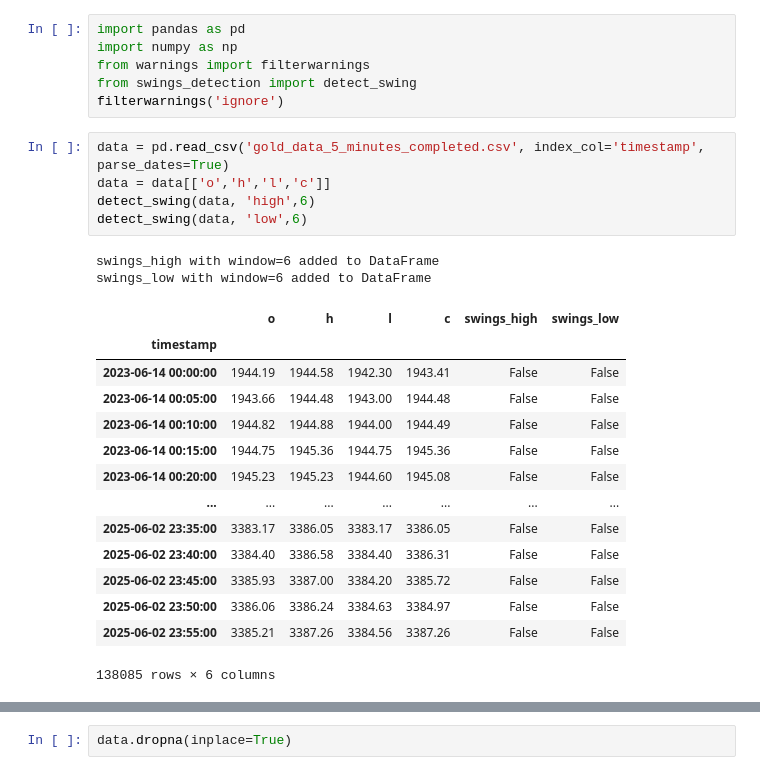
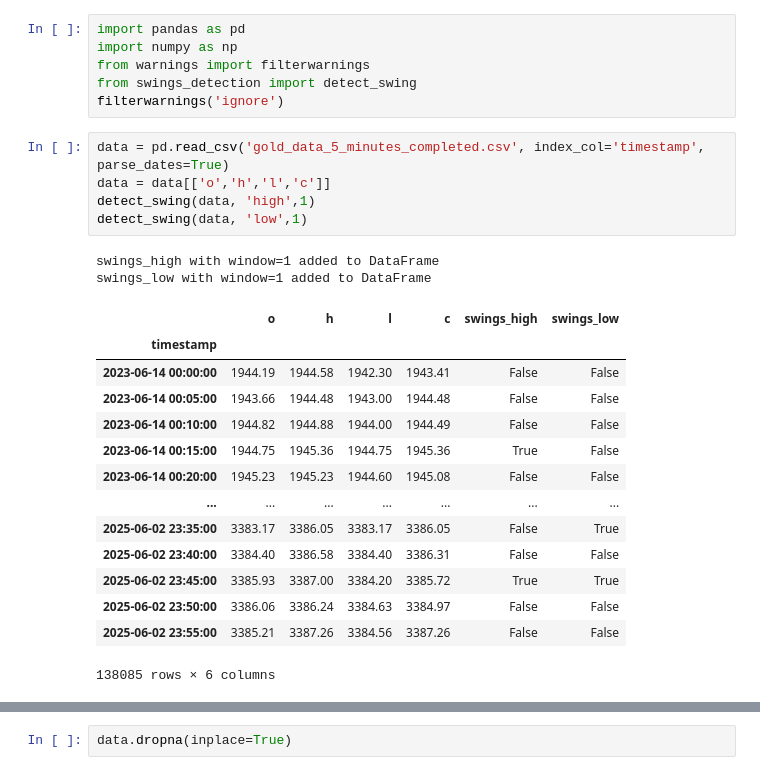
Before and after one commit to sameepkulkarni/Python-Projects, a Jupyter notebook: 5min_initial_basic_backtest.ipynb, the cells around one changed output, grey strips where cells are left out. Drawn from its saved outputs; the diff is of its cells as text.

```diff
--- a/5min_initial_basic_backtest.ipynb
+++ b/5min_initial_basic_backtest.ipynb
@@ -7,22 +7,22 @@ filterwarnings('ignore')
 # %%
 data = pd.read_csv('gold_data_5_minutes_completed.csv', index_col='timestamp', parse_dates=True)
 data = data[['o','h','l','c']]
-detect_swing(data, 'high',6)
-detect_swing(data, 'low',6)
+detect_swing(data, 'high',1)
+detect_swing(data, 'low',1)
 # %% [output]
-swings_high with window=6 added to DataFrame
-swings_low with window=6 added to DataFrame
+swings_high with window=1 added to DataFrame
+swings_low with window=1 added to DataFrame
 |  | o | h | l | c | swings_high | swings_low |
 | timestamp |  |  |  |  |  |  |
 | 2023-06-14 00:00:00 | 1944.19 | 1944.58 | 1942.30 | 1943.41 | False | False |
 | 2023-06-14 00:05:00 | 1943.66 | 1944.48 | 1943.00 | 1944.48 | False | False |
 | 2023-06-14 00:10:00 | 1944.82 | 1944.88 | 1944.00 | 1944.49 | False | False |
-| 2023-06-14 00:15:00 | 1944.75 | 1945.36 | 1944.75 | 1945.36 | False | False |
+| 2023-06-14 00:15:00 | 1944.75 | 1945.36 | 1944.75 | 1945.36 | True | False |
 | 2023-06-14 00:20:00 | 1945.23 | 1945.23 | 1944.60 | 1945.08 | False | False |
 | ... | ... | ... | ... | ... | ... | ... |
-| 2025-06-02 23:35:00 | 3383.17 | 3386.05 | 3383.17 | 3386.05 | False | False |
+| 2025-06-02 23:35:00 | 3383.17 | 3386.05 | 3383.17 | 3386.05 | False | True |
 | 2025-06-02 23:40:00 | 3384.40 | 3386.58 | 3384.40 | 3386.31 | False | False |
-| 2025-06-02 23:45:00 | 3385.93 | 3387.00 | 3384.20 | 3385.72 | False | False |
+| 2025-06-02 23:45:00 | 3385.93 | 3387.00 | 3384.20 | 3385.72 | True | True |
 | 2025-06-02 23:50:00 | 3386.06 | 3386.24 | 3384.63 | 3384.97 | False | False |
 | 2025-06-02 23:55:00 | 3385.21 | 3387.26 | 3384.56 | 3387.26 | False | False |
 138085 rows × 6 columns
```
Also changed, not shown: parts of 9 cells of this notebook, 5 other files.
